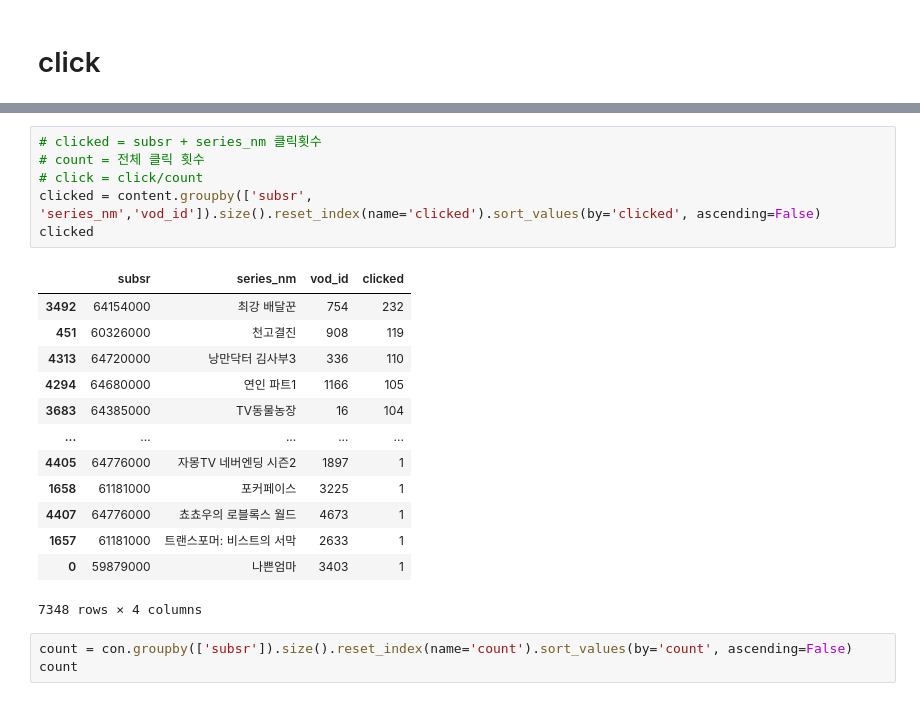
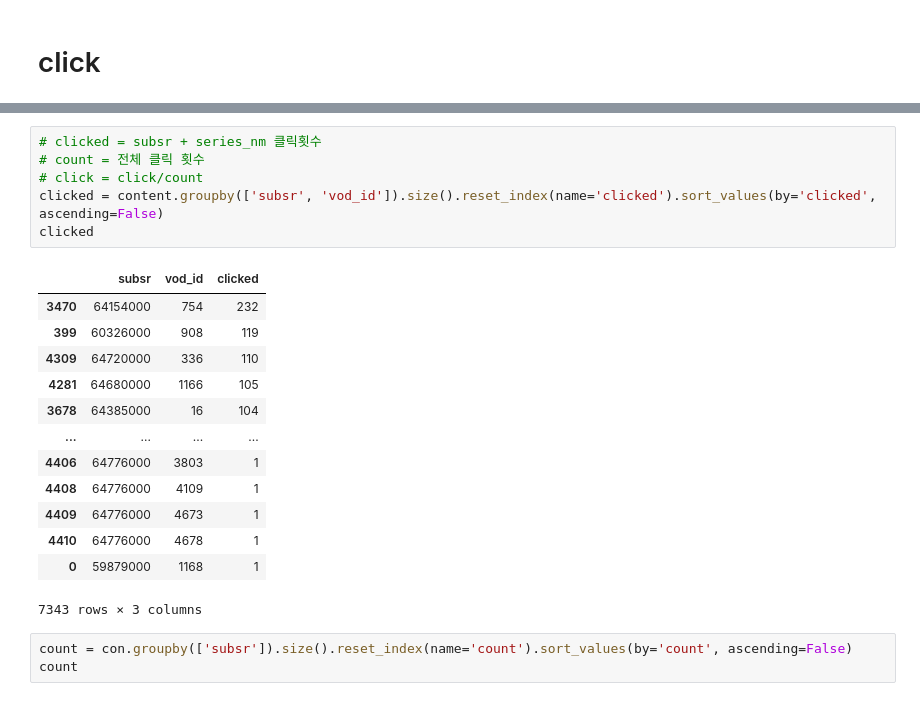
Before and after one commit to LGHV-team1/final-project, a Jupyter notebook: score/click & click_plus생성.ipynb, the cells around one changed output, grey strips where cells are left out. Cells and saved outputs as stored; diff of their text form.

```diff
--- a/score/click & click_plus생성.ipynb
+++ b/score/click & click_plus생성.ipynb
@@ -39,23 +41,23 @@ content.head(3)
 # %%
 # clicked = subsr + series_nm 클릭횟수
 # count = 전체 클릭 횟수
 # click = click/count
-clicked = content.groupby(['subsr', 'series_nm','vod_id']).size().reset_index(name='clicked').sort_values(by='clicked', ascending=False)
+clicked = content.groupby(['subsr', 'vod_id']).size().reset_index(name='clicked').sort_values(by='clicked', ascending=False)
 clicked
 # %% [output]
-|  | subsr | series_nm | vod_id | clicked |
-| 3492 | 64154000 | 최강 배달꾼 | 754 | 232 |
-| 451 | 60326000 | 천고결진 | 908 | 119 |
-| 4313 | 64720000 | 낭만닥터 김사부3 | 336 | 110 |
-| 4294 | 64680000 | 연인 파트1 | 1166 | 105 |
-| 3683 | 64385000 | TV동물농장 | 16 | 104 |
-| ... | ... | ... | ... | ... |
-| 4405 | 64776000 | 자몽TV 네버엔딩 시즌2 | 1897 | 1 |
-| 1658 | 61181000 | 포커페이스 | 3225 | 1 |
-| 4407 | 64776000 | 쵸쵸우의 로블록스 월드 | 4673 | 1 |
-| 1657 | 61181000 | 트랜스포머: 비스트의 서막 | 2633 | 1 |
-| 0 | 59879000 | 나쁜엄마 | 3403 | 1 |
+|  | subsr | vod_id | clicked |
+| 3470 | 64154000 | 754 | 232 |
+| 399 | 60326000 | 908 | 119 |
+| 4309 | 64720000 | 336 | 110 |
+| 4281 | 64680000 | 1166 | 105 |
+| 3678 | 64385000 | 16 | 104 |
+| ... | ... | ... | ... |
+| 4406 | 64776000 | 3803 | 1 |
+| 4408 | 64776000 | 4109 | 1 |
+| 4409 | 64776000 | 4673 | 1 |
+| 4410 | 64776000 | 4678 | 1 |
+| 0 | 59879000 | 1168 | 1 |
-7348 rows × 4 columns
+7343 rows × 3 columns
 # %%
 count = con.groupby(['subsr']).size().reset_index(name='count').sort_values(by='count', ascending=False)
 count
```
Also changed, not shown: parts of 11 cells of this notebook, 1 other file.
